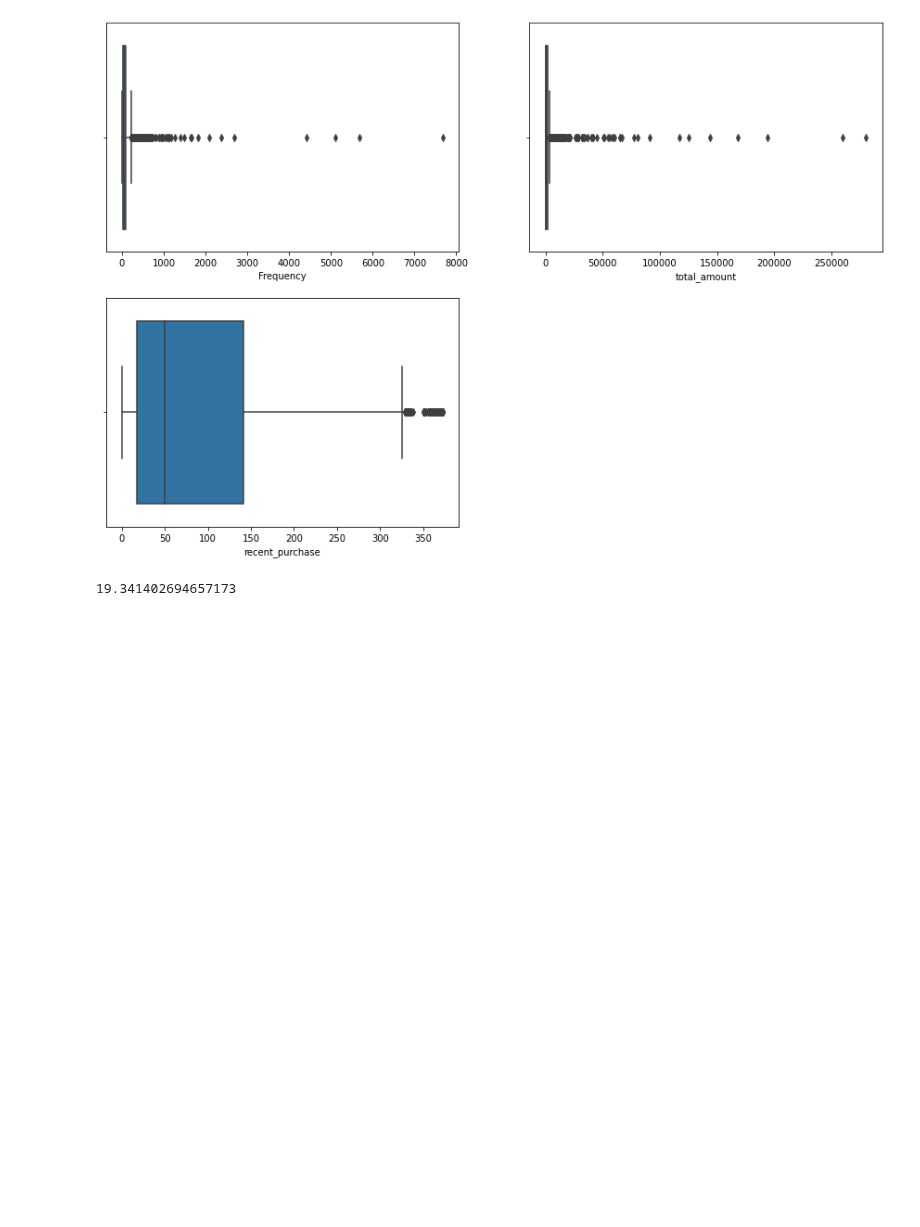
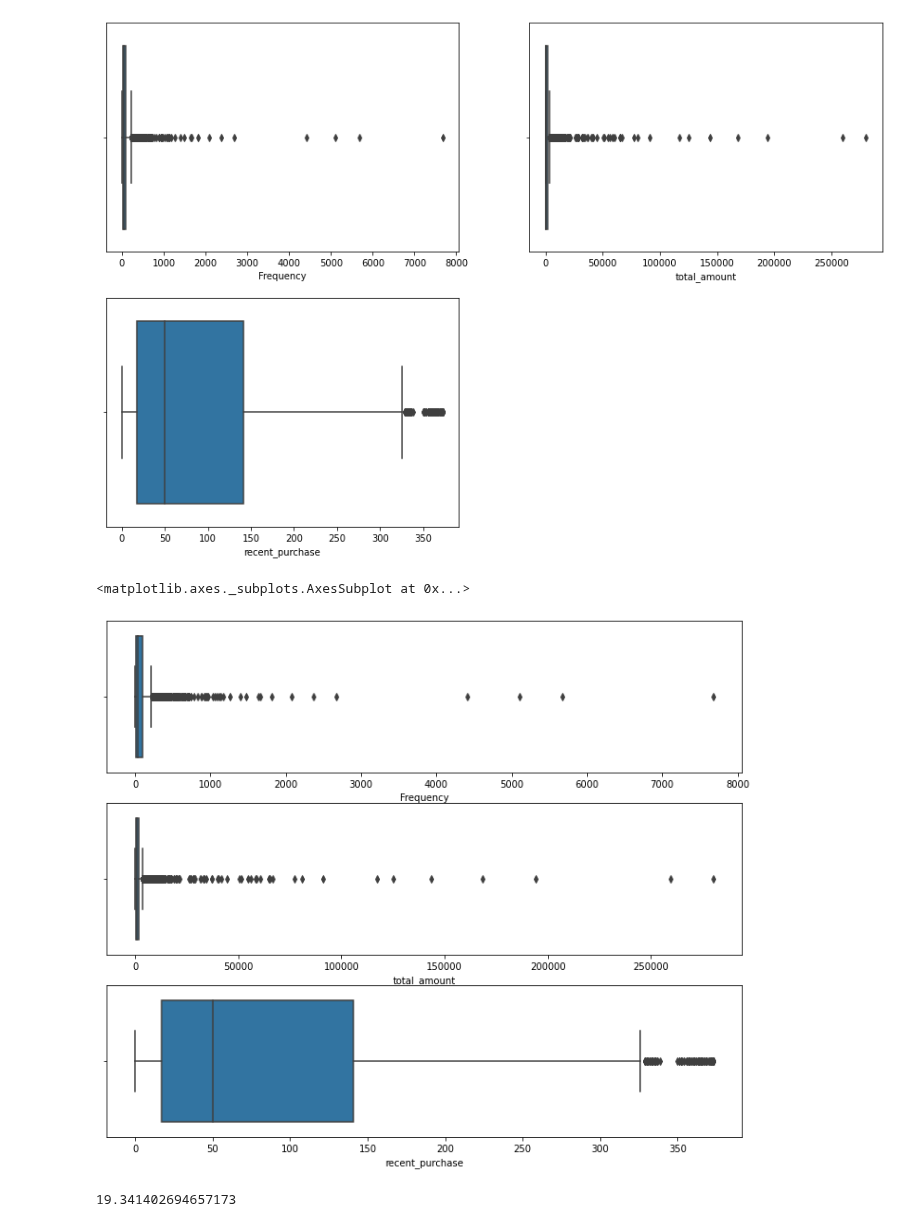
Before and after one commit to shreesha2304/Online-Retail-Customer-Segmentation, a Jupyter notebook: Online_Retail_Customer_Segmentation_Capstone_Project.ipynb, the cells around one changed output. Saved outputs shown, nothing was run; the diff lists cells and outputs as text; code cells hidden in the pictures; blank space fills up the shorter version.

```diff
--- a/Online_Retail_Customer_Segmentation_Capstone_Project.ipynb
+++ b/Online_Retail_Customer_Segmentation_Capstone_Project.ipynb
@@ -353,6 +325,20 @@ for i in df_new.columns[1:]:
   n+=1
 # %% [output]
 [figure]
+# %%
+plt.figure(figsize=(12,10))
+
+plt.subplot(3, 1, 1);
+sns.boxplot(df_new['Frequency'])
+
+plt.subplot(3, 1, 2);
+sns.boxplot(df_new['total_amount'])
+
+plt.subplot(3, 1, 3);
+sns.boxplot(df_new['recent_purchase'])
+# %% [output]
+<matplotlib.axes._subplots.AxesSubplot at 0x...>
+[figure, added]
 # %%
 sns.distplot(df_new['total_amount'])
 df_new['total_amount'].skew()
```
Also changed, not shown: parts of 38 cells of this notebook.
